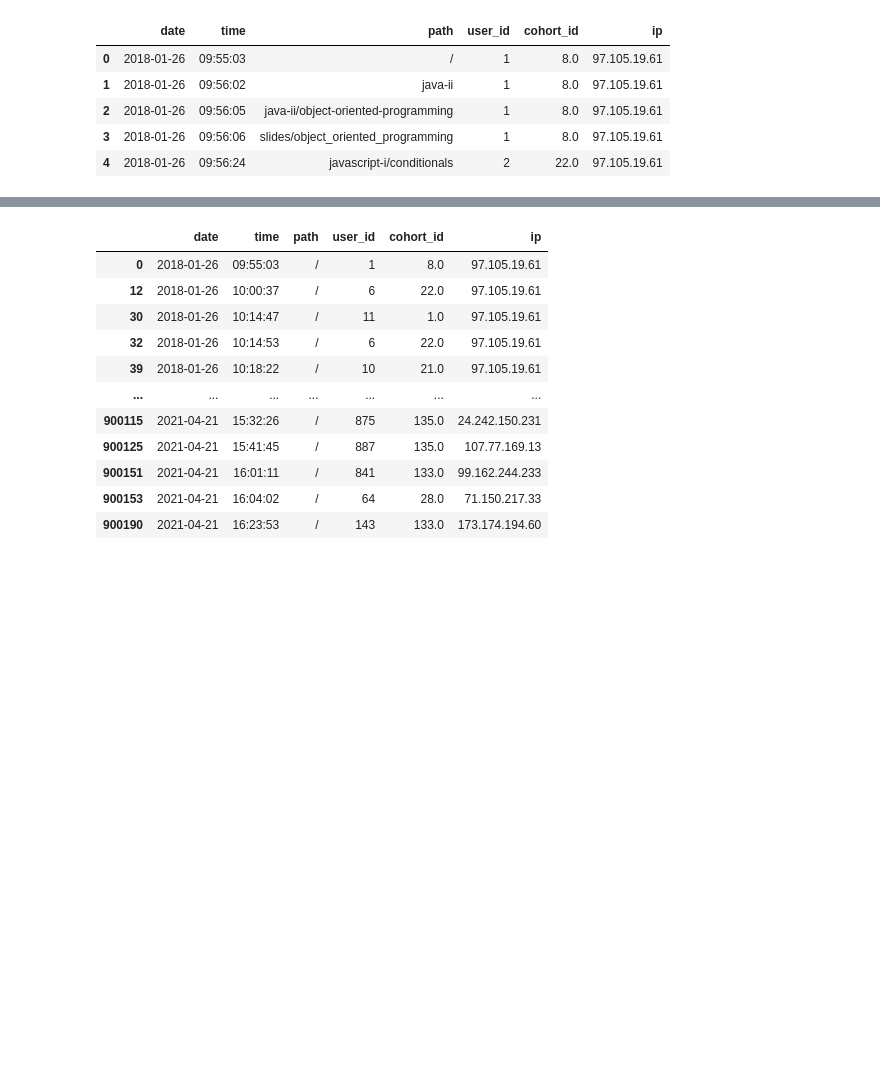
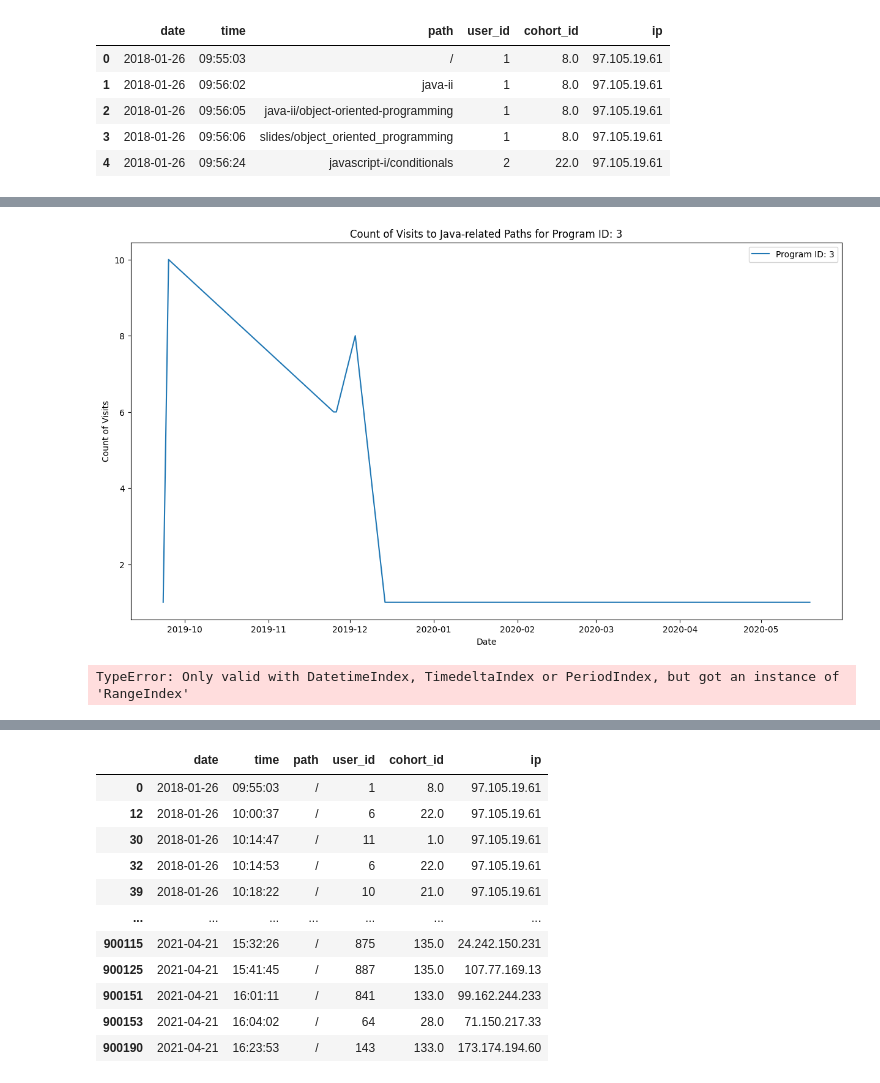
Before and after one commit to project-curriculum/curriculum, a Jupyter notebook: John/johns_aquire.ipynb, the cells around one changed output, grey strips where cells are left out. Drawn from its saved outputs; the diff is of its cells as text; code cells hidden in the pictures; blank space fills up the shorter version.

```diff
--- a/John/johns_aquire.ipynb
+++ b/John/johns_aquire.ipynb
@@ -35,0 +393,3 @@ df.head()
+# %%
+df_has_java = df[df['path'].astype(str).str.contains('java', case=False)]
+df_has_java.head()
@@ -35,0 +425,9 @@ df.head()
+# %%
+# Group by 'program_id' and 'date' and count the number of visits
+grouped_df = df_has_java.groupby(['program_id', 'date']).size().reset_index(name='count')
+# Convert the 'date' column to datetime format
+grouped_df['date'] = pd.to_datetime(grouped_df['date'])
+# Set the 'date' column as the index
+grouped_df.set_index('date', inplace=True)
+# Sort the index in ascending order
+grouped_df.sort_index(ascending=True, inplace=True)
@@ -35,0 +446,20 @@ df.head()
+# %%
+# Filter data for program_id 3
+subset_program_id_3 = grouped_df[grouped_df['program_id'] == 3]
+
+# Plot the data for program_id 3
+plt.figure(figsize=(15, 8))
+plt.plot(subset_program_id_3.index, subset_program_id_3['count'], label='Program ID: 3')
+plt.xlabel('Date')
+plt.ylabel('Count of Visits')
+plt.title('Count of Visits to Java-related Paths for Program ID: 3')
+plt.legend()
+plt.show()
+# %% [output]
+[figure, added]
+# %%
+# Resample the data by week
+grouped_df_resampled = grouped_df.groupby('program_id').resample('W').sum().reset_index()
+grouped_df_resampled.head()
+# %% [output]
+TypeError: Only valid with DatetimeIndex, TimedeltaIndex or PeriodIndex, but got an instance of 'RangeIndex'
```
Also changed, not shown: parts of 59 cells of this notebook, 1 other file.
